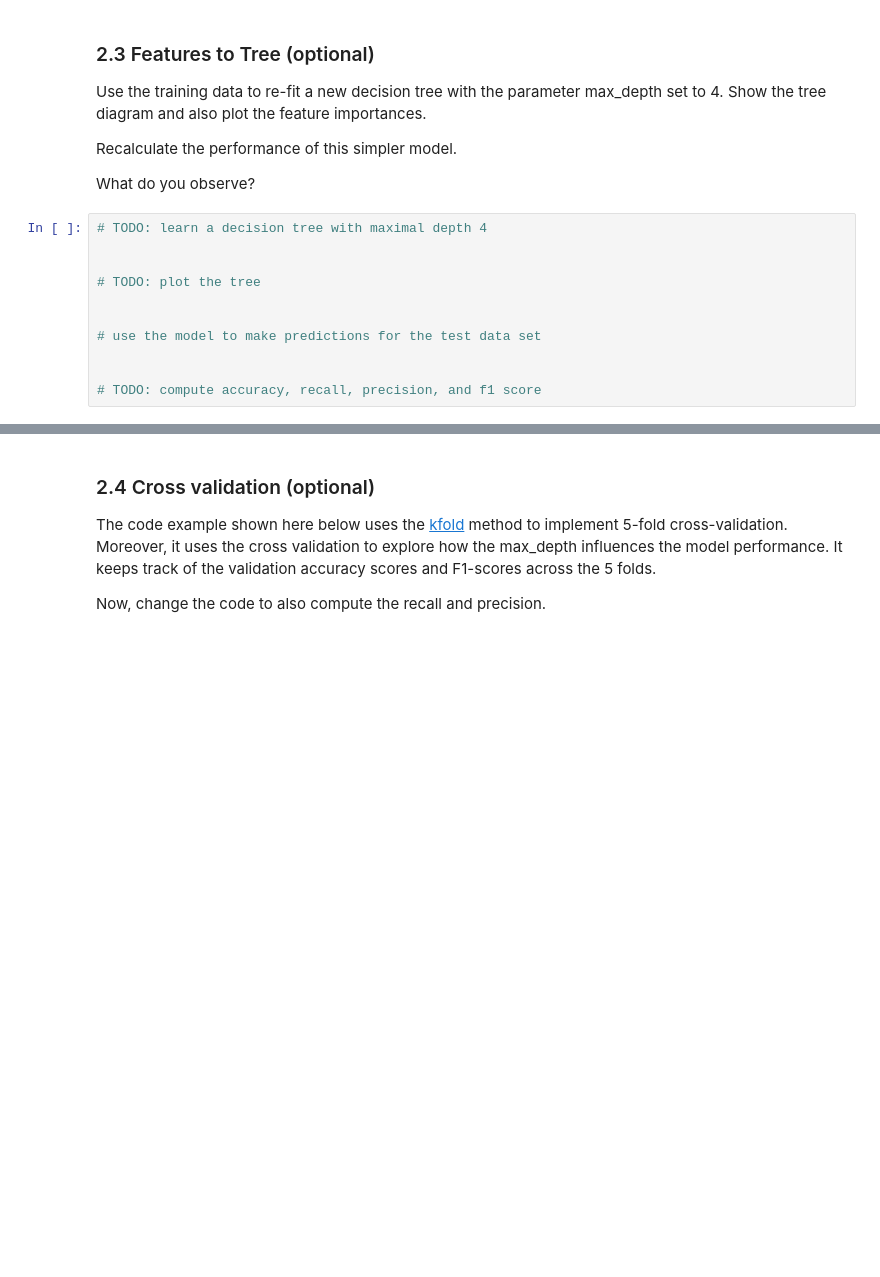
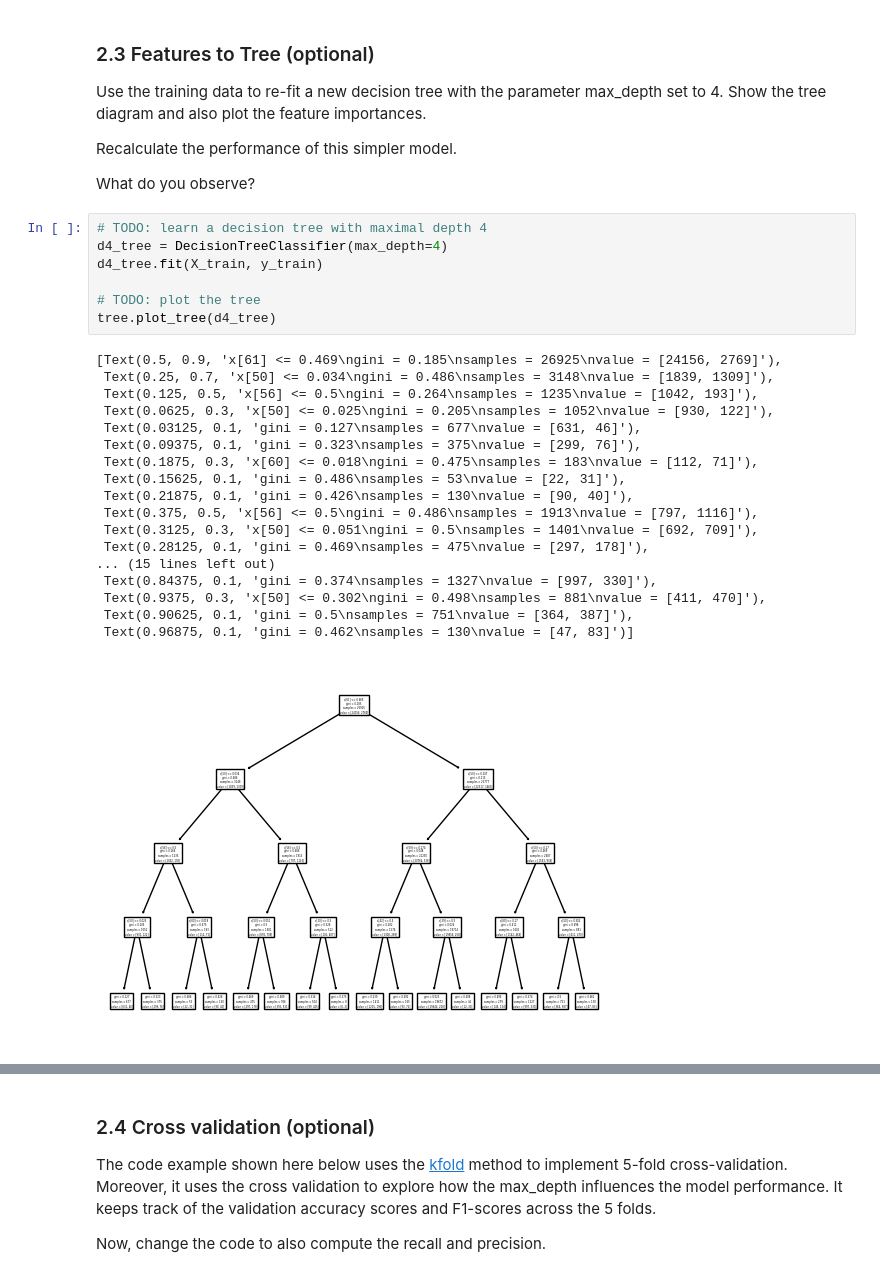
Before and after one commit to MacSuperior/APML, a Jupyter notebook: Assignment-1.ipynb, the cells around one changed output, grey strips where cells are left out. Drawn from its saved outputs; the diff is of its cells as text; blank space fills up the shorter version.

```diff
--- a/Assignment-1.ipynb
+++ b/Assignment-1.ipynb
@@ -182,12 +302,27 @@ Recalculate the performance of this simpler model.
 What do you observe?
 # %%
 # TODO: learn a decision tree with maximal depth 4
-
+d4_tree = DecisionTreeClassifier(max_depth=4)
+d4_tree.fit(X_train, y_train)
 
 # TODO: plot the tree
-
-
-# use the model to make predictions for the test data set
-
-
-# TODO: compute accuracy, recall, precision, and f1 score
+tree.plot_tree(d4_tree)
+# %% [output]
+[Text(0.5, 0.9, 'x[61] <= 0.469\ngini = 0.185\nsamples = 26925\nvalue = [24156, 2769]'),
+ Text(0.25, 0.7, 'x[50] <= 0.034\ngini = 0.486\nsamples = 3148\nvalue = [1839, 1309]'),
+ Text(0.125, 0.5, 'x[56] <= 0.5\ngini = 0.264\nsamples = 1235\nvalue = [1042, 193]'),
+ Text(0.0625, 0.3, 'x[50] <= 0.025\ngini = 0.205\nsamples = 1052\nvalue = [930, 122]'),
+ Text(0.03125, 0.1, 'gini = 0.127\nsamples = 677\nvalue = [631, 46]'),
+ Text(0.09375, 0.1, 'gini = 0.323\nsamples = 375\nvalue = [299, 76]'),
+ Text(0.1875, 0.3, 'x[60] <= 0.018\ngini = 0.475\nsamples = 183\nvalue = [112, 71]'),
+ Text(0.15625, 0.1, 'gini = 0.486\nsamples = 53\nvalue = [22, 31]'),
+ Text(0.21875, 0.1, 'gini = 0.426\nsamples = 130\nvalue = [90, 40]'),
+ Text(0.375, 0.5, 'x[56] <= 0.5\ngini = 0.486\nsamples = 1913\nvalue = [797, 1116]'),
+ Text(0.3125, 0.3, 'x[50] <= 0.051\ngini = 0.5\nsamples = 1401\nvalue = [692, 709]'),
+ Text(0.28125, 0.1, 'gini = 0.469\nsamples = 475\nvalue = [297, 178]'),
+... (15 lines left out)
+ Text(0.84375, 0.1, 'gini = 0.374\nsamples = 1327\nvalue = [997, 330]'),
+ Text(0.9375, 0.3, 'x[50] <= 0.302\ngini = 0.498\nsamples = 881\nvalue = [411, 470]'),
+ Text(0.90625, 0.1, 'gini = 0.5\nsamples = 751\nvalue = [364, 387]'),
+ Text(0.96875, 0.1, 'gini = 0.462\nsamples = 130\nvalue = [47, 83]')]
+[figure, added]
```
Also changed, not shown: parts of 17 cells of this notebook.
